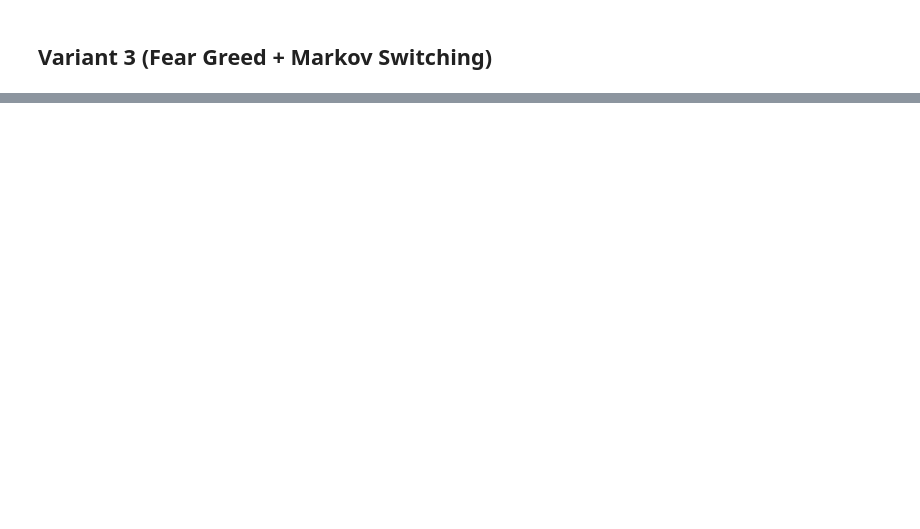
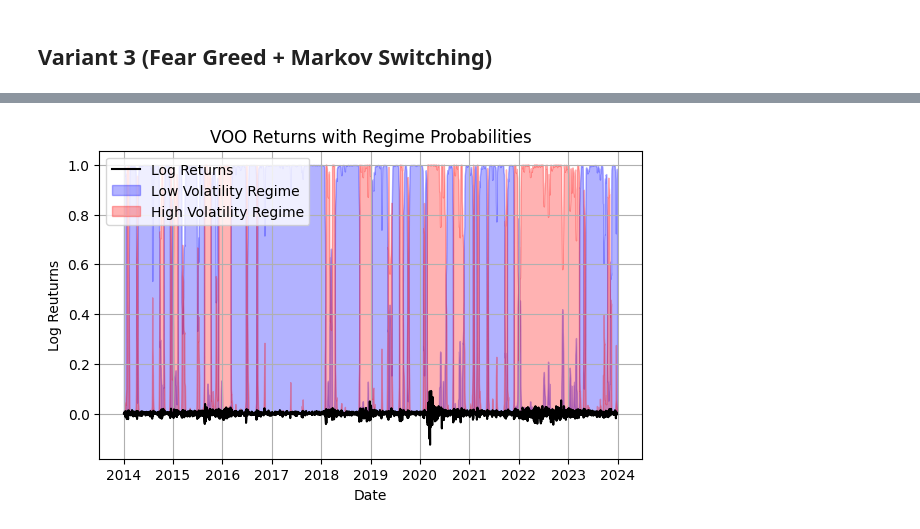
Before and after one commit to chantalmaskell/Black_Litterman_Portfolio_Optimisation, a Jupyter notebook: In_Progress/fear_greed_markov_switching_BL.ipynb, the cells around one changed output, grey strips where cells are left out. Saved outputs shown, nothing was run; the diff lists cells and outputs as text; code cells hidden in the pictures; blank space fills up the shorter version.

Commit message:
Updated to include latest from Model 2 and 3

```diff
--- a/In_Progress/fear_greed_markov_switching_BL.ipynb
+++ b/In_Progress/fear_greed_markov_switching_BL.ipynb
@@ -67,23 +452,15 @@ closing_prices.tail(10)
 # %%
-def fit_markov_switching(data):
-    model = MarkovRegression(data, k_regimes=2, switching_variance=True)
-    results = model.fit
-
-    return results
-
-results = fit_markov_switching(data)
-
-def set_view_confidences_for_views(results, markov_relative_views, threshold_bull=0.6, threshold_bear=0.4):
+def set_view_confidences_for_views(results, relative_views, threshold_bull=0.6, threshold_bear=0.4):
     smoothed_probs = results.smoothed_marginal_probabilities
 
     view_confidences = []
 
     # check views matches a valid range
-    if len(markov_relative_views) > len(smoothed_probs[0]):
+    if len(relative_views) > len(smoothed_probs[0]):
         raise ValueError("Number of views exceeds the number of time steps in smoothed probabilities.")
 
-    # Iterate over views and assign confidences
-    for idx in range(len(markov_relative_views)):
+    # iterate over views and assign confidences
+    for idx in range(len(relative_views)):
         bull_prob = smoothed_probs[0][idx]
         bear_prob = smoothed_probs[1][idx]
 
@@ -98,6 +475,6 @@ def set_view_confidences_for_views(results, markov_relative_views, threshold_bul
 
     return view_confidences
 
-markov_adjusted_confidences = set_view_confidences_for_views(results, markov_relative_views, threshold_bull=0.6, threshold_bear=0.4)
-markov_adjusted_confidences
+generated_confidences = set_view_confidences_for_views(results, fg_views_array, threshold_bull=0.6, threshold_bear=0.4)
+generated_confidences
 # %% [output]
@@ -104,0 +535,20 @@ ValueError: Must have univariate endogenous data.
+# %%
+# To visalise when the market is in bull/bear periods.
+# can see the likelihood of each one occuring using smoothed probabilities
+def plot_regime_probabilities(market_data):
+    fig, ax = plt.subplots(figsize=(7, 4))
+    ax.plot(market_data. index, market_data['Returns'], label='Log Returns', color='black')
+
+    ax.fill_between(market_data.index, 0, results.smoothed_marginal_probabilities[0], color='blue', alpha=0.3, label='Low Volatility Regime')
+    ax.fill_between(market_data.index, 0, results.smoothed_marginal_probabilities[1], color='red', alpha=0.3, label='High Volatility Regime') # Any red sections show the market in high volatility period
+
+    ax.set_title('VOO Returns with Regime Probabilities')
+    ax.set_xlabel('Date')
+    ax.set_ylabel("Log Reuturns")
+    plt.grid()
+    ax.legend(loc='upper left')
+    plt.show()
+
+plot_regime_probabilities(market_data)
+# %% [output]
+[figure, added]
```
Also changed, not shown: parts of 50 cells of this notebook.
